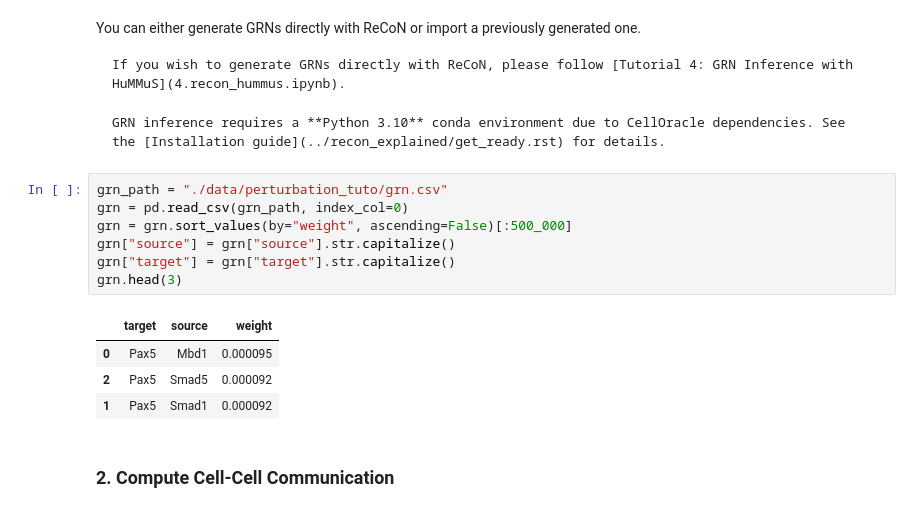
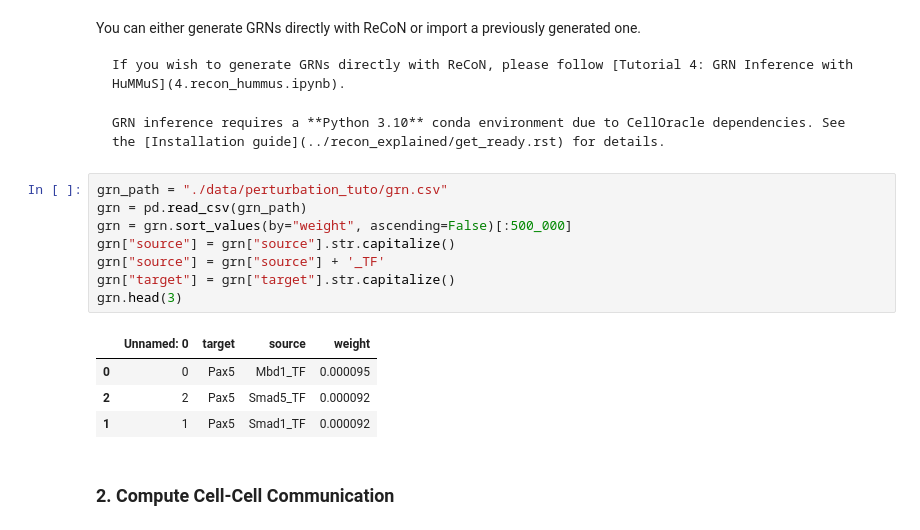
Before and after one commit to cantinilab/ReCoN, a Jupyter notebook: docs/source/recon_examples/1.recon_molecular_treatment.ipynb, the cells around one changed output. Drawn from its saved outputs; the diff is of its cells as text.

````diff
--- a/docs/source/recon_examples/1.recon_molecular_treatment.ipynb
+++ b/docs/source/recon_examples/1.recon_molecular_treatment.ipynb
@@ -79,16 +81,17 @@ GRN inference requires a **Python 3.10** conda environment due to CellOracle dep
 ```
 # %%
 grn_path = "./data/perturbation_tuto/grn.csv"
-grn = pd.read_csv(grn_path, index_col=0)
+grn = pd.read_csv(grn_path)
 grn = grn.sort_values(by="weight", ascending=False)[:500_000]
 grn["source"] = grn["source"].str.capitalize()
+grn["source"] = grn["source"] + '_TF'
 grn["target"] = grn["target"].str.capitalize()
 grn.head(3)
 # %% [output]
-|  | target | source | weight |
-| 0 | Pax5 | Mbd1 | 0.000095 |
-| 2 | Pax5 | Smad5 | 0.000092 |
-| 1 | Pax5 | Smad1 | 0.000092 |
+|  | Unnamed: 0 | target | source | weight |
+| 0 | 0 | Pax5 | Mbd1_TF | 0.000095 |
+| 2 | 2 | Pax5 | Smad5_TF | 0.000092 |
+| 1 | 1 | Pax5 | Smad1_TF | 0.000092 |
 # %% [markdown]
 ### 2. Compute Cell-Cell Communication
 # %% [markdown]
````
Also changed, not shown: parts of 1 cell of this notebook.
